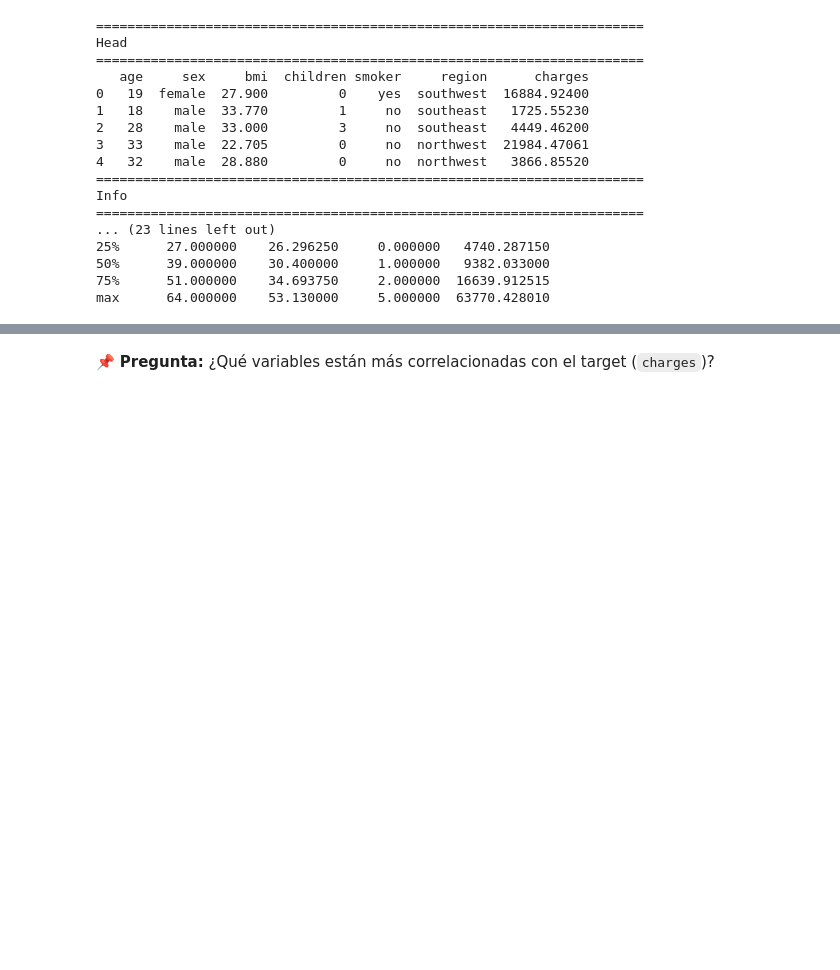
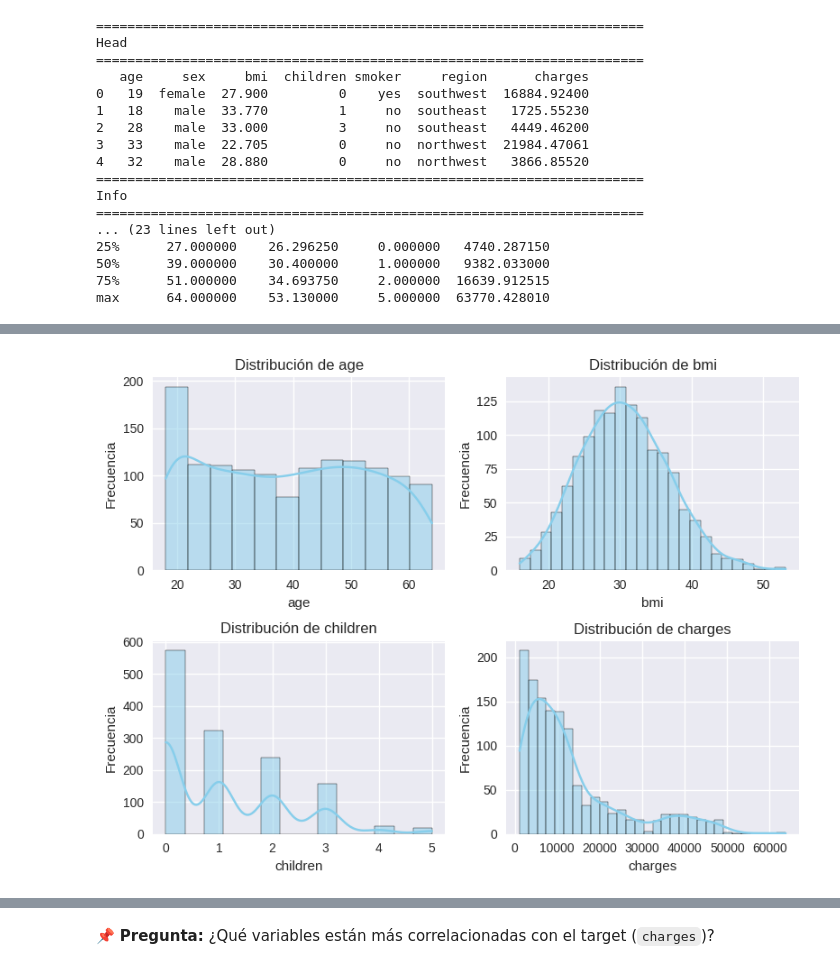
Before and after one commit to bidallei/MIAAD-UACJ, a Jupyter notebook: Practica26_263150.ipynb, the cells around one changed output, grey strips where cells are left out. Saved outputs shown, nothing was run; the diff lists cells and outputs as text; code cells hidden in the pictures; blank space fills up the shorter version.

```diff
--- a/Practica26_263150.ipynb
+++ b/Practica26_263150.ipynb
@@ -240,0 +71,23 @@ REGION:
+# %%
+import matplotlib.pyplot as plt
+import seaborn as sns
+import numpy as np
+
+# Configuración del estilo
+plt.style.use('seaborn-v0_8')
+fig, axs = plt.subplots(2, 2, figsize=(8, 6))
+
+# Identificamos las variables numéricas
+numeric_vars = ['age', 'bmi', 'children', 'charges']
+
+# Generamos histogramas
+for ax, var in zip(axs.ravel(), numeric_vars):
+    sns.histplot(df[var], kde=True, color='skyblue', ax=ax)
+    ax.set_title(f'Distribución de {var}')
+    ax.set_xlabel(var)
+    ax.set_ylabel('Frecuencia')
+
+plt.tight_layout()
+plt.show()
+# %% [output]
+[figure, added]
```
Also changed, not shown: parts of 14 cells of this notebook.
